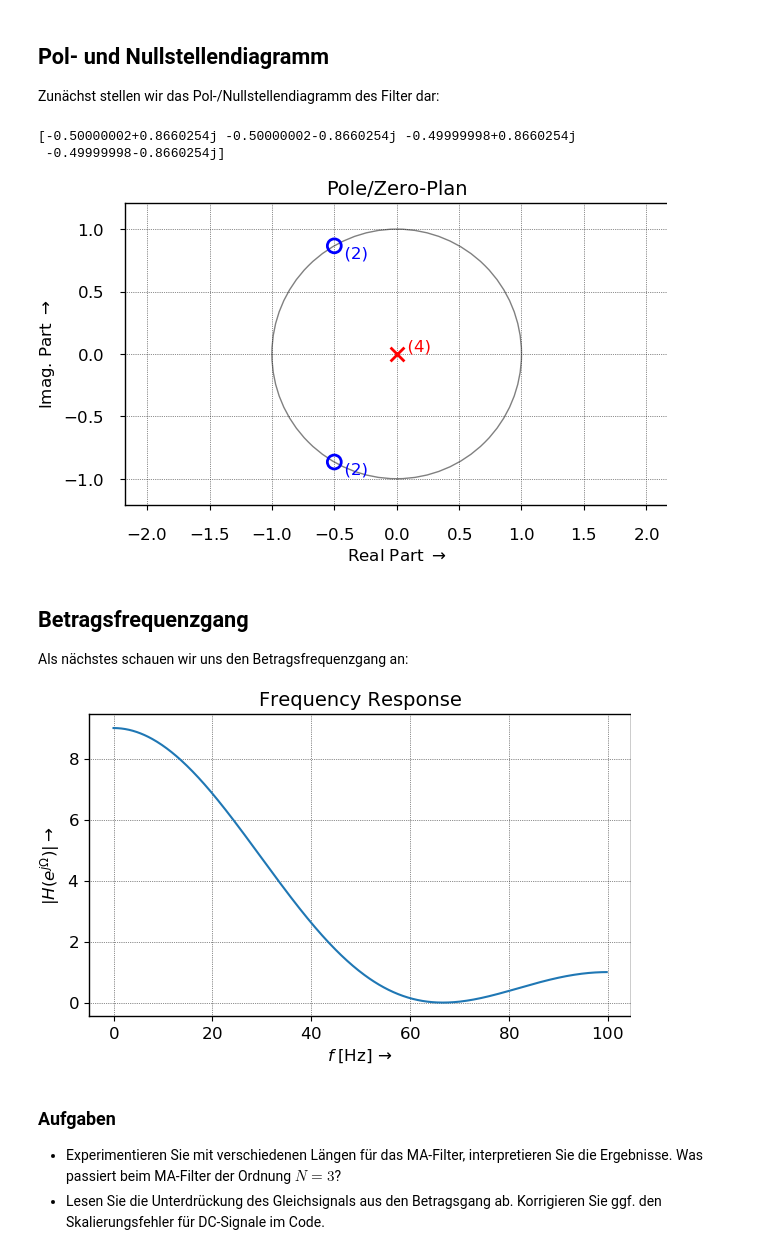
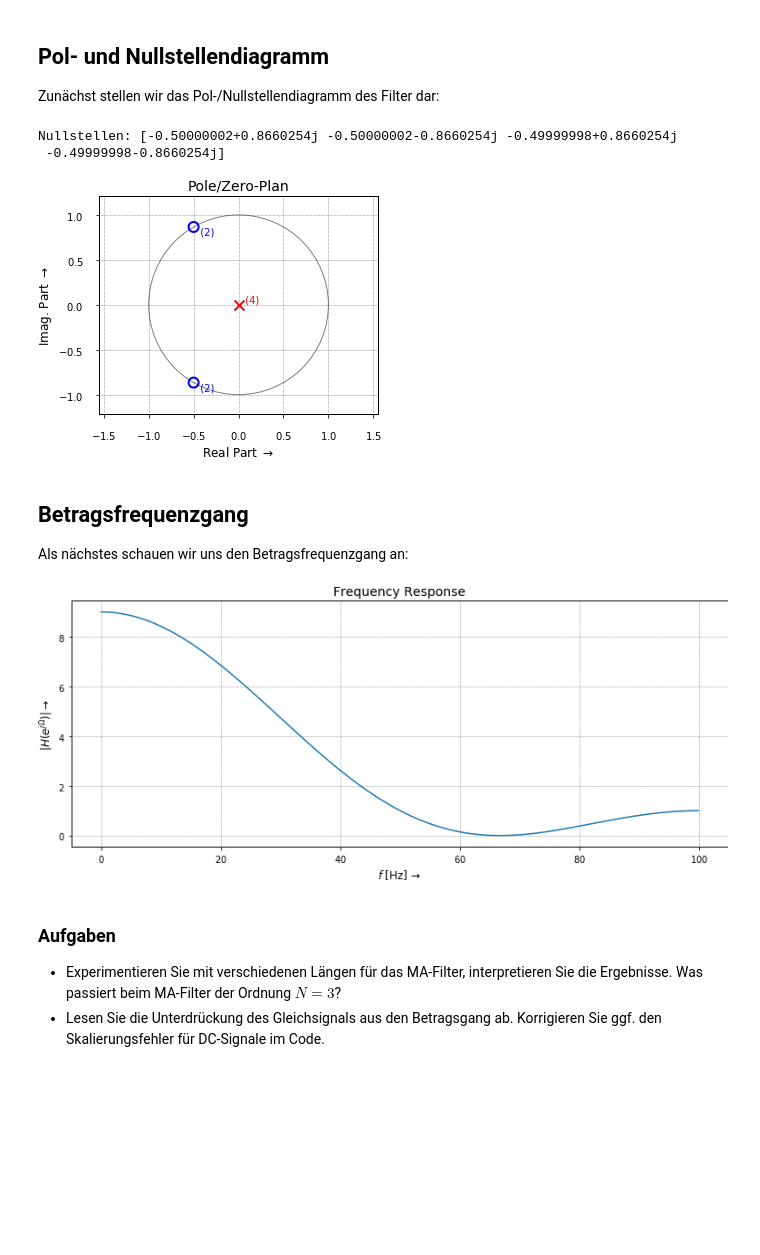
Before and after one commit to chipmuenk/dsp, a Jupyter notebook: notebooks/02_LTF/LTF-Basics.ipynb, the cells around one changed output. Drawn from its saved outputs; the diff is of its cells as text; code cells hidden in the pictures; blank space fills up the shorter version.

```diff
--- a/notebooks/02_LTF/LTF-Basics.ipynb
+++ b/notebooks/02_LTF/LTF-Basics.ipynb
@@ -10,6 +10,7 @@ if module_path not in sys.path:  # ... if it hasn't been appended already
 
 import matplotlib.pyplot as plt
 %matplotlib inline
+figsize = {"figsize":(13,5)}
 from IPython.core.display import Image, display
 from matplotlib import animation
 from IPython.display import HTML
@@ -19,7 +20,6 @@ import scipy.signal as sig
 
 import dsp_fpga_lib as dsp
 dsp.versions()
-plt.rcParams.update(dsp.mpl_rc) # define plot properties
-# plt.rcParams.update({'axes.grid':False}) #
+#plt.rcParams.update(dsp.mpl_rc) # define plot properties
 # %% [output]
 Python version: 3.7.4
@@ -91,29 +91,29 @@ plt.title('Filtered Signal');
 ## Pol- und Nullstellendiagramm
 Zunächst stellen wir das Pol-/Nullstellendiagramm des Filter dar:
 # %%
-plt.figure()
-plt.xlabel(r'Real Part $\rightarrow$'); plt.ylabel(r'Imag. Part $\rightarrow$')
-plt.title('Pole/Zero-Plan')
-dsp.zplane(b,a);
-P = np.roots(b)
-print(P)
+fig3, ax3 = plt.subplots(figsize=(5,4))
+ax3.set_xlabel(r'Real Part $\rightarrow$'); ax3.set_ylabel(r'Imag. Part $\rightarrow$')
+ax3.set_title('Pole/Zero-Plan')
+dsp.zplane(b,a, plt_ax=ax3);
+N = np.roots(b)
+print("Nullstellen:", N)
 # %% [output]
-[-0.50000002+0.8660254j -0.50000002-0.8660254j -0.49999998+0.8660254j
+Nullstellen: [-0.50000002+0.8660254j -0.50000002-0.8660254j -0.49999998+0.8660254j
  -0.49999998-0.8660254j]
-[figure, old version]
+[figure, new version]
 # %% [markdown]
 ## Betragsfrequenzgang
 Als nächstes schauen wir uns den Betragsfrequenzgang an:
 # %%
-plt.figure()
+fig4, ax4 = plt.subplots(**figsize)
 [W, H] = sig.freqz(b, a, whole=0);
 f = W  / (Ts * 2 * np.pi)
-plt.plot(f,abs(H))
-plt.ylabel(r'$|H(e^{j \Omega})| \rightarrow$')
-plt.xlabel(r'$f \; \mathrm{ [Hz]} \, \rightarrow$')
-plt.title('Frequency Response');
+ax4.plot(f,abs(H))
+ax4.set_ylabel(r'$|H(e^{j \Omega})| \rightarrow$')
+ax4.set_xlabel(r'$f \; \mathrm{ [Hz]} \, \rightarrow$')
+ax4.set_title('Frequency Response');
 # %% [output]
-[figure, old version]
+[figure, new version]
 # %% [markdown]
 ### Aufgaben
 - Experimentieren Sie mit verschiedenen Längen für das MA-Filter, interpretieren Sie die Ergebnisse. Was passiert beim MA-Filter der Ordnung $N=3$?
```
Also changed, not shown: parts of 3 cells of this notebook, 5 other files.
